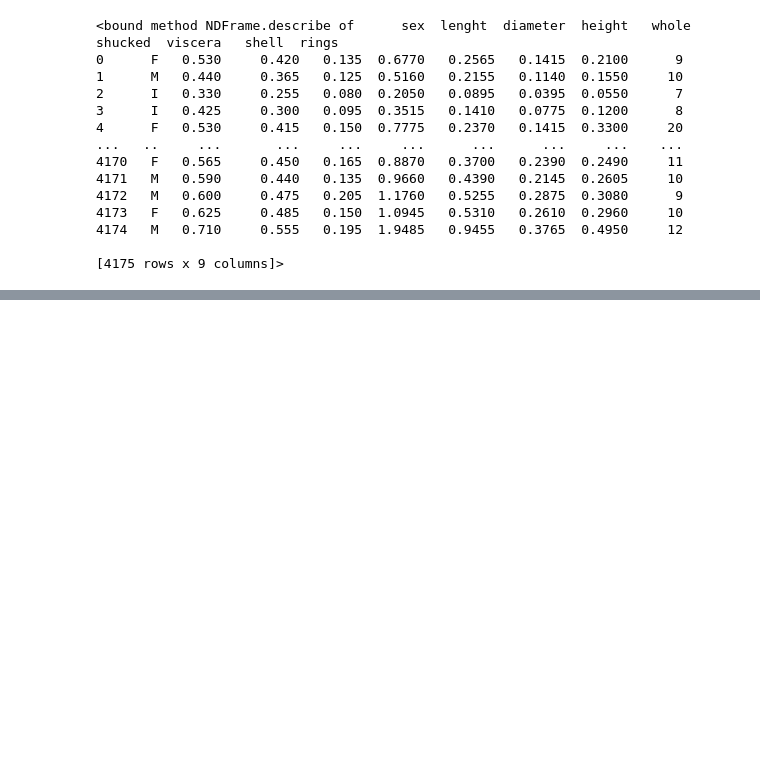
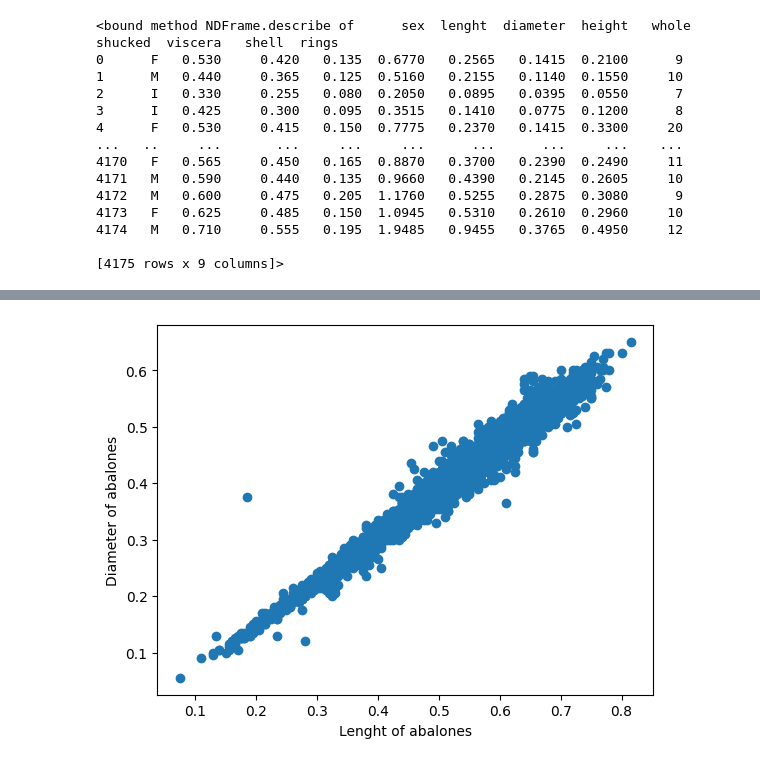
Before and after one commit to LokeshYarramallu/AM_ACM-AI_ML_Models, a Jupyter notebook: SVM/Abalone Age Prediction/abalone_age_prediction.ipynb, the cells around one changed output, grey strips where cells are left out. Cells and saved outputs as stored; diff of their text form; code cells hidden in the pictures; blank space fills up the shorter version.

```diff
--- a/SVM/Abalone Age Prediction/abalone_age_prediction.ipynb
+++ b/SVM/Abalone Age Prediction/abalone_age_prediction.ipynb
@@ -45,0 +69,9 @@ df.describe
+# %%
+# scatter plot for the observing the relation between lenght and diameter of abalones
+
+plt.scatter(df['lenght'], df['diameter'])
+plt.xlabel('Lenght of abalones')
+plt.ylabel('Diameter of abalones')
+plt.show()
+# %% [output]
+[figure, added]
```
Also changed, not shown: parts of 10 cells of this notebook.
